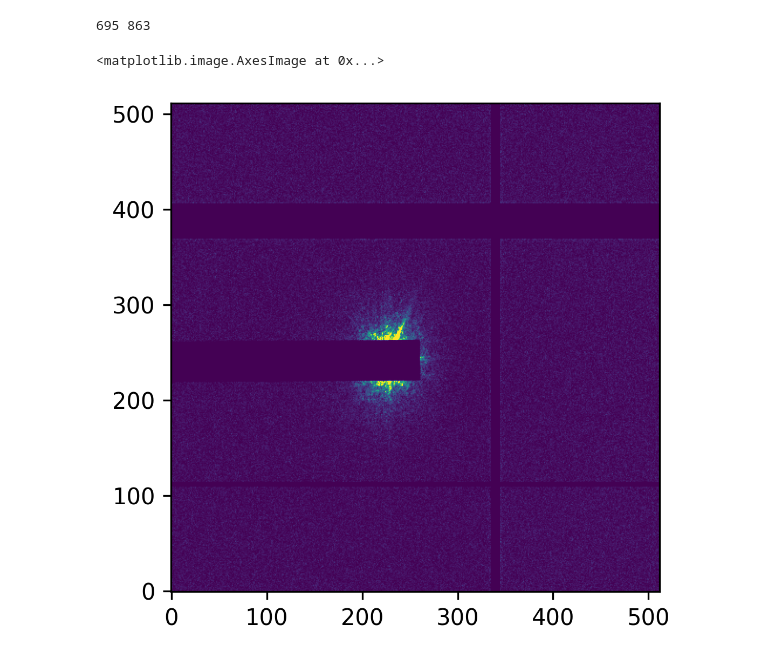
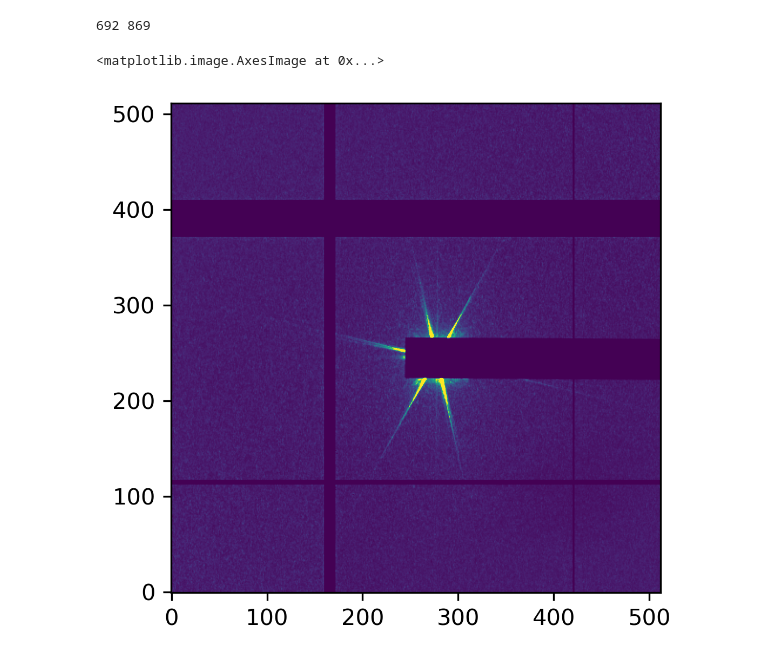
Before and after one commit to moreaire/unet, a Jupyter notebook: pre-processing.ipynb, the cells around one changed output. Cells and saved outputs as stored; diff of their text form; code cells hidden in the pictures.

```diff
--- a/pre-processing.ipynb
+++ b/pre-processing.ipynb
@@ -4,34 +4,35 @@ import matplotlib.pyplot as plt
 from scipy.ndimage import gaussian_filter
 from scipy.ndimage.measurements import center_of_mass
 # %%
-x = np.load('images_chx/7dafd6f7_image_no_maks_10.npy')
+x = np.load('images_chx/ee396ea1_image.npy')
+
 
 # transformation of CHX data
 x[x>2000] = 0
 x[255:260, :] = 0
 x[805:810, :] = 0
 x[1357:1361, :] = 0
 x[1908:1912, :] = 0
 x[920:950, 1150:] = 0
 
 x_c, y_c = center_of_mass(x)
 
 # add a random dispacement if needed
 # maybe, leave it for later for data augmentation
 # x_c += np.random.randint(-100, 100)
 # y_c += np.random.randint(-100, 100
 
 size = 512
 x_c = np.max(int(x_c)-size//2, 0)
 y_c = np.max(int(y_c)-size//2, 0)
 print(x_c, y_c)
 plt.figure(dpi = 300)
 cropped_x = x[x_c:x_c+size, y_c:y_c+size]
 plt.imshow(cropped_x , vmin = 0, vmax =5, origin = 'lower')
 # %% [output]
-695 863
+692 869
 <matplotlib.image.AxesImage at 0x...>
-[figure, old version]
+[figure, new version]
 # %%
 def resize(x, n):
     xr = np.zeros((x.shape[0]//n,x.shape[1]//n ))
```
Also changed, not shown: parts of 1 cell of this notebook, 2 other files.
